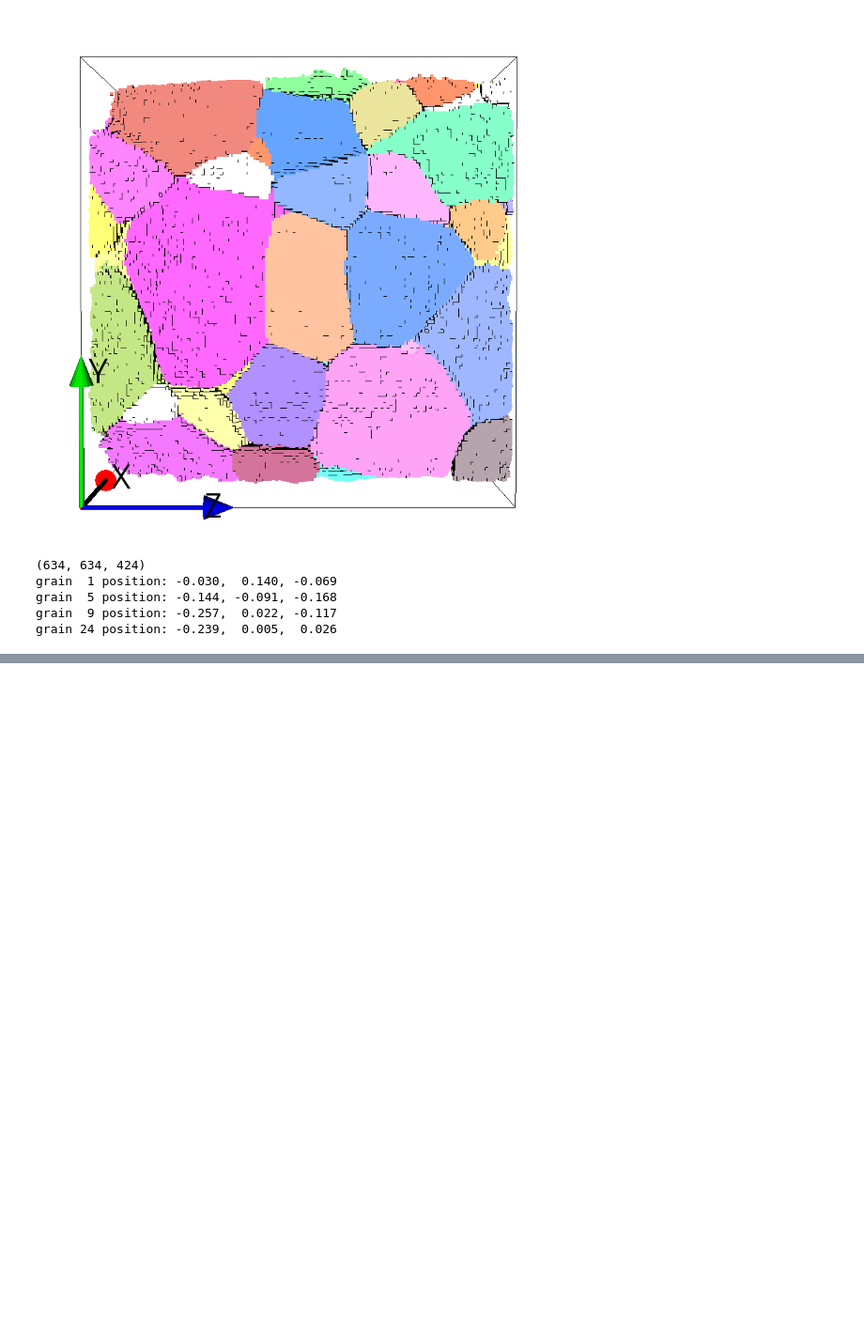
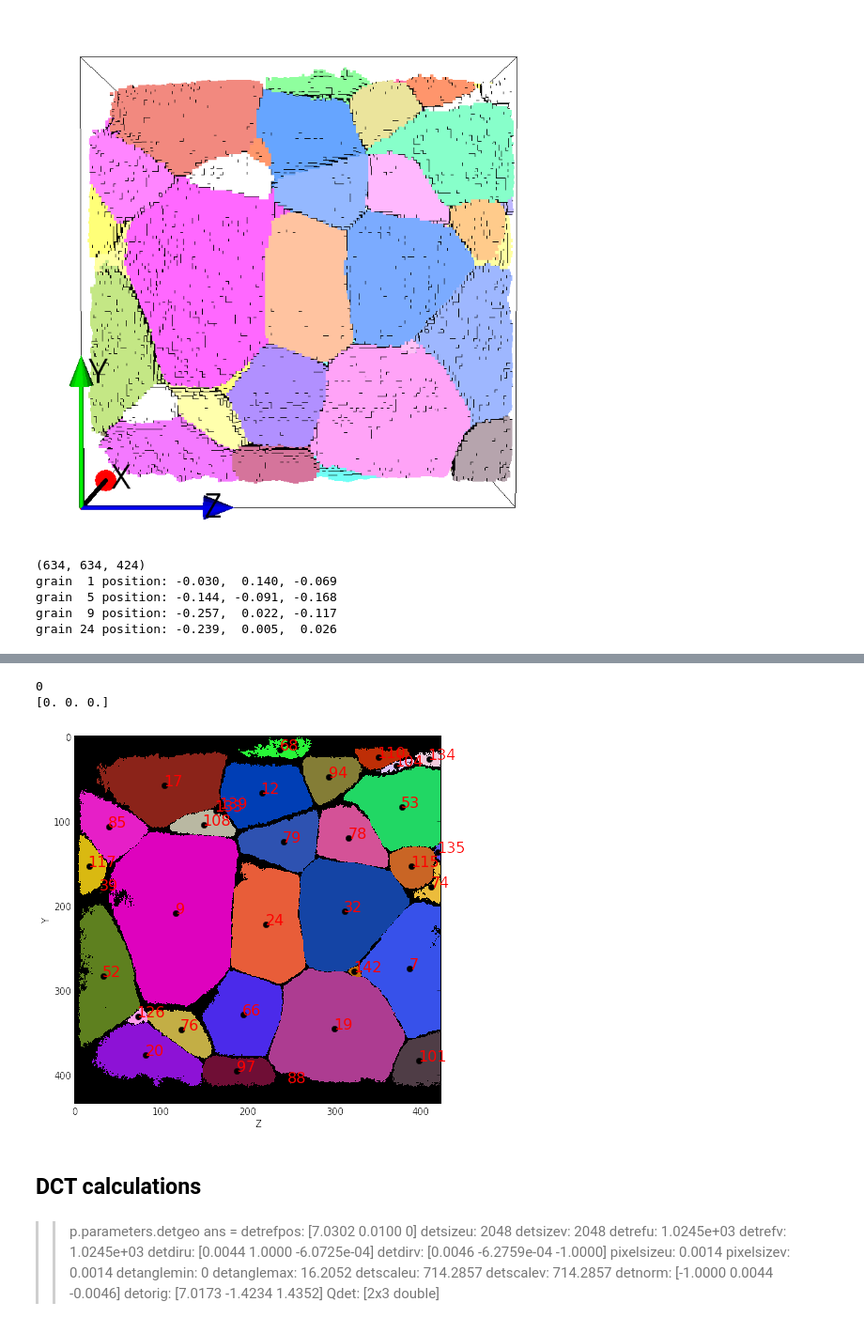
Before and after one commit to heprom/Ti7_ESRF, a Jupyter notebook: T5/T5_grains_1_5_9_24.ipynb, the cells around one changed output, grey strips where cells are left out. Shown at 94% size. Saved outputs shown, nothing was run; the diff lists cells and outputs as text; code cells hidden in the pictures; blank space fills up the shorter version.

Commit message:
fixed all code for hexagonal symmetry and TT visualization

```diff
--- a/T5/T5_grains_1_5_9_24.ipynb
+++ b/T5/T5_grains_1_5_9_24.ipynb
@@ -302,0 +136,14 @@ bragg angle for (00-2) reflection is 5.95 deg
+# %%
+front_slice = array[100, 100:-100, :]
+front_slice = np.rot90((array[100, 100:-100, :]).T)
+gids = np.unique(front_slice)
+centers = np.zeros((len(gids) - 2, 2))
+i = 0
+print(' gid | center (x, y)\n' + 20 * '-')
+for gid in gids:
+    if gid < 1:
+        continue
+    # compute the center of mass of each grain in this image
+    centers[i] = ndimage.measurements.center_of_mass(front_slice == gid, front_slice)
+    print('%4d | (%d, %d)' % (gid, int(centers[i, 0]), int(centers[i, 1])))
+    i += 1
@@ -302,0 +168,24 @@ bragg angle for (00-2) reflection is 5.95 deg
+# %%
+from matplotlib import pyplot as plt, cm
+from pymicro.crystal.microstructure import Microstructure
+%matplotlib inline
+
+print(front_slice[0, 0])
+rand_cmap = Microstructure.rand_cmap(N=142, first_is_black=True)
+print(rand_cmap.colors[0])
+plt.figure(figsize=(7, 7))
+plt.imshow(front_slice, interpolation='nearest', cmap=rand_cmap)
+for i in range(centers.shape[0]):
+    plt.plot(centers[i, 1], centers[i, 0], 'ko')
+    plt.annotate('%d' % gids[i + 2], xycoords='data', xy=(centers[i, 1], centers[i, 0]), color='r', fontsize=16)
+plt.ylabel('Y')
+plt.xlabel('Z')
+plt.axis('tight')
+plt.show()
+# %% [output]
+0
+[0. 0. 0.]
+[figure, added]
+# %% [markdown]
+DCT calculations
+--
@@ -302,0 +199,19 @@ bragg angle for (00-2) reflection is 5.95 deg
+# %% [markdown]
+>> p.parameters.detgeo
+ans =
+      detrefpos: [7.0302 0.0100 0]
+       detsizeu: 2048
+       detsizev: 2048
+        detrefu: 1.0245e+03
+        detrefv: 1.0245e+03
+        detdiru: [0.0044 1.0000 -6.0725e-04]
+        detdirv: [0.0046 -6.2759e-04 -1.0000]
+     pixelsizeu: 0.0014
+     pixelsizev: 0.0014
+    detanglemin: 0
+    detanglemax: 16.2052
+      detscaleu: 714.2857
+      detscalev: 714.2857
+        detnorm: [-1.0000 0.0044 -0.0046]
+        detorig: [7.0173 -1.4234 1.4352]
+           Qdet: [2x3 double]
```
Also changed, not shown: parts of 47 cells of this notebook, 9 other files.
